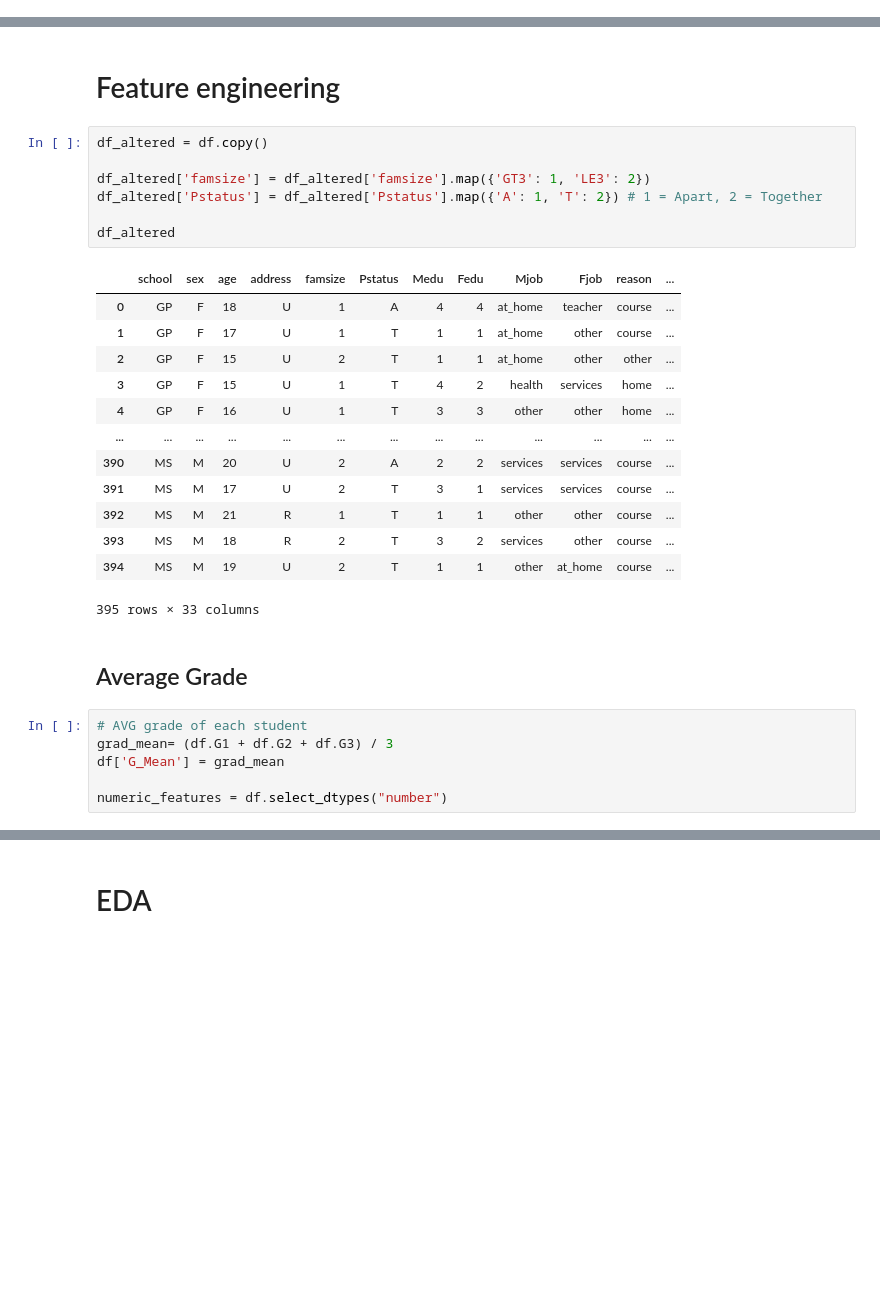
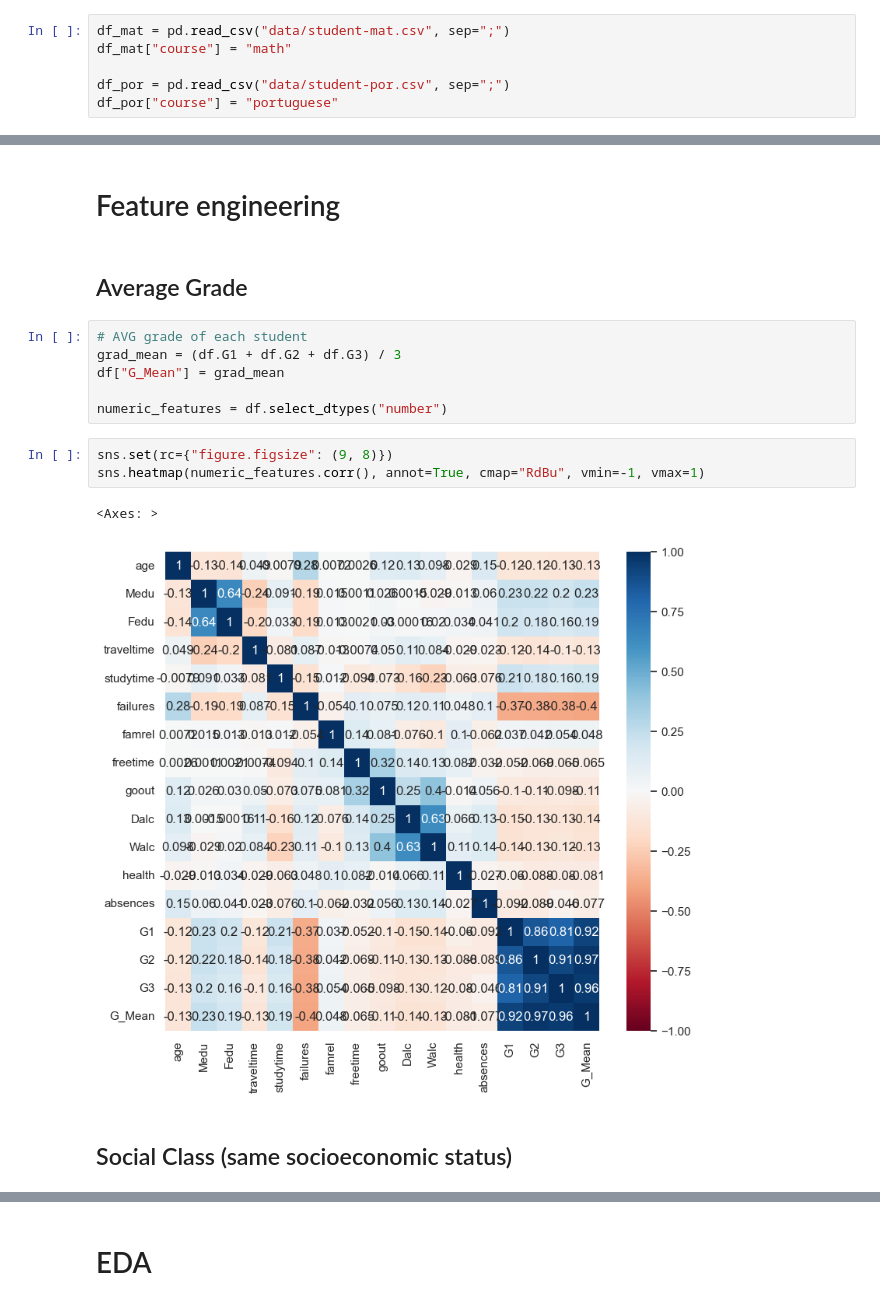
Before and after one commit to CasperAntonPoulsen/AlgoFainessExam, a Jupyter notebook: src/eda1.ipynb, the cells around one changed output, grey strips where cells are left out. Drawn from its saved outputs; the diff is of its cells as text; blank space fills up the shorter version.

```diff
--- a/src/eda1.ipynb
+++ b/src/eda1.ipynb
@@ -7,0 +13,6 @@ import numpy as np
+# %%
+df_mat = pd.read_csv("data/student-mat.csv", sep=";")
+df_mat["course"] = "math"
+
+df_por = pd.read_csv("data/student-por.csv", sep=";")
+df_por["course"] = "portuguese"
@@ -19,31 +42,18 @@ df.head()
 # %% [markdown]
 # Feature engineering
-# %%
-df_altered = df.copy()
-
-df_altered['famsize'] = df_altered['famsize'].map({'GT3': 1, 'LE3': 2})
-df_altered['Pstatus'] = df_altered['Pstatus'].map({'A': 1, 'T': 2}) # 1 = Apart, 2 = Together
-
-df_altered
-# %% [output]
-|  | school | sex | age | address | famsize | Pstatus | Medu | Fedu | Mjob | Fjob | reason | ... |
-| 0 | GP | F | 18 | U | 1 | A | 4 | 4 | at_home | teacher | course | ... |
-| 1 | GP | F | 17 | U | 1 | T | 1 | 1 | at_home | other | course | ... |
-| 2 | GP | F | 15 | U | 2 | T | 1 | 1 | at_home | other | other | ... |
-| 3 | GP | F | 15 | U | 1 | T | 4 | 2 | health | services | home | ... |
-| 4 | GP | F | 16 | U | 1 | T | 3 | 3 | other | other | home | ... |
-| ... | ... | ... | ... | ... | ... | ... | ... | ... | ... | ... | ... | ... |
-| 390 | MS | M | 20 | U | 2 | A | 2 | 2 | services | services | course | ... |
-| 391 | MS | M | 17 | U | 2 | T | 3 | 1 | services | services | course | ... |
-| 392 | MS | M | 21 | R | 1 | T | 1 | 1 | other | other | course | ... |
-| 393 | MS | M | 18 | R | 2 | T | 3 | 2 | services | other | course | ... |
-| 394 | MS | M | 19 | U | 2 | T | 1 | 1 | other | at_home | course | ... |
-395 rows × 33 columns
 # %% [markdown]
 ## Average Grade
 # %%
 # AVG grade of each student
-grad_mean= (df.G1 + df.G2 + df.G3) / 3
-df['G_Mean'] = grad_mean
+grad_mean = (df.G1 + df.G2 + df.G3) / 3
+df["G_Mean"] = grad_mean
 
 numeric_features = df.select_dtypes("number")
+# %%
+sns.set(rc={"figure.figsize": (9, 8)})
+sns.heatmap(numeric_features.corr(), annot=True, cmap="RdBu", vmin=-1, vmax=1)
+# %% [output]
+<Axes: >
+[figure, added]
+# %% [markdown]
+## Social Class (same socioeconomic status)
```
Also changed, not shown: parts of 30 cells of this notebook, 8 other files.
